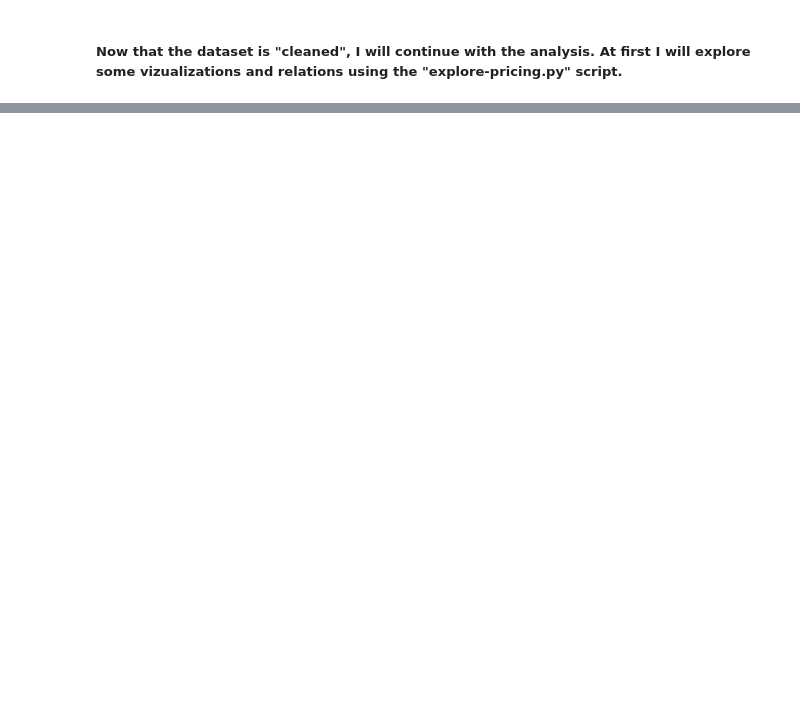
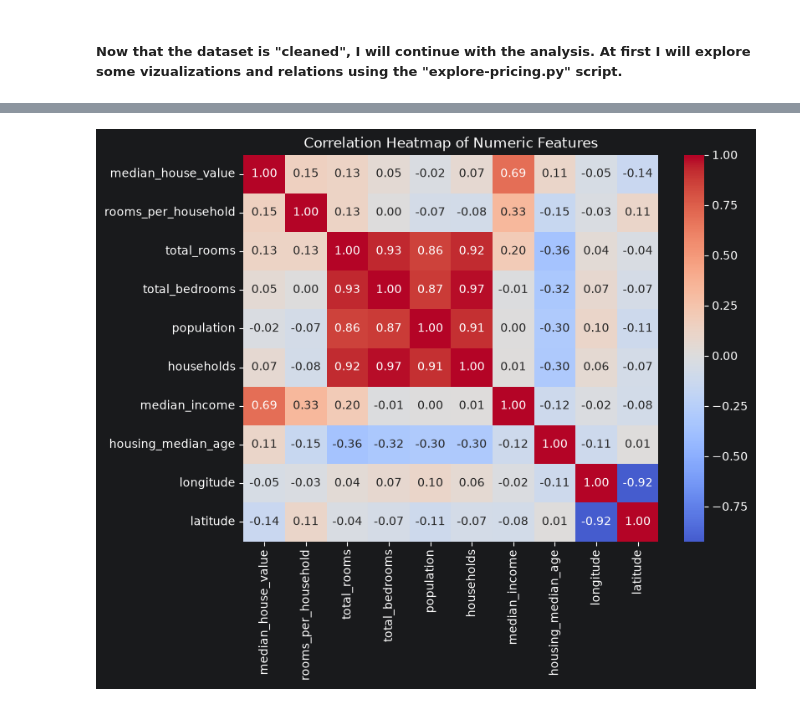
Before and after one commit to kovexison/Practica-AI, a Jupyter notebook: 01-ML-Regression/house_pricing.ipynb, the cells around one changed output, grey strips where cells are left out. Drawn from its saved outputs; the diff is of its cells as text; code cells hidden in the pictures; blank space fills up the shorter version.

```diff
--- a/01-ML-Regression/house_pricing.ipynb
+++ b/01-ML-Regression/house_pricing.ipynb
@@ -132,0 +187,9 @@ df.head()
+# %%
+numeric_cols = ['median_house_value', 'rooms_per_household', 'total_rooms', 'total_bedrooms', 'population', 'households', 'median_income','housing_median_age', 'longitude', 'latitude']
+
+plt.figure(figsize=(8, 6))
+sns.heatmap(df_cleaned[numeric_cols].corr(), annot=True, cmap='coolwarm', center=0, fmt=".2f")
+plt.title('Correlation Heatmap of Numeric Features')
+plt.show()
+# %% [output]
+[figure, added]
```
Also changed, not shown: parts of 15 cells of this notebook.
